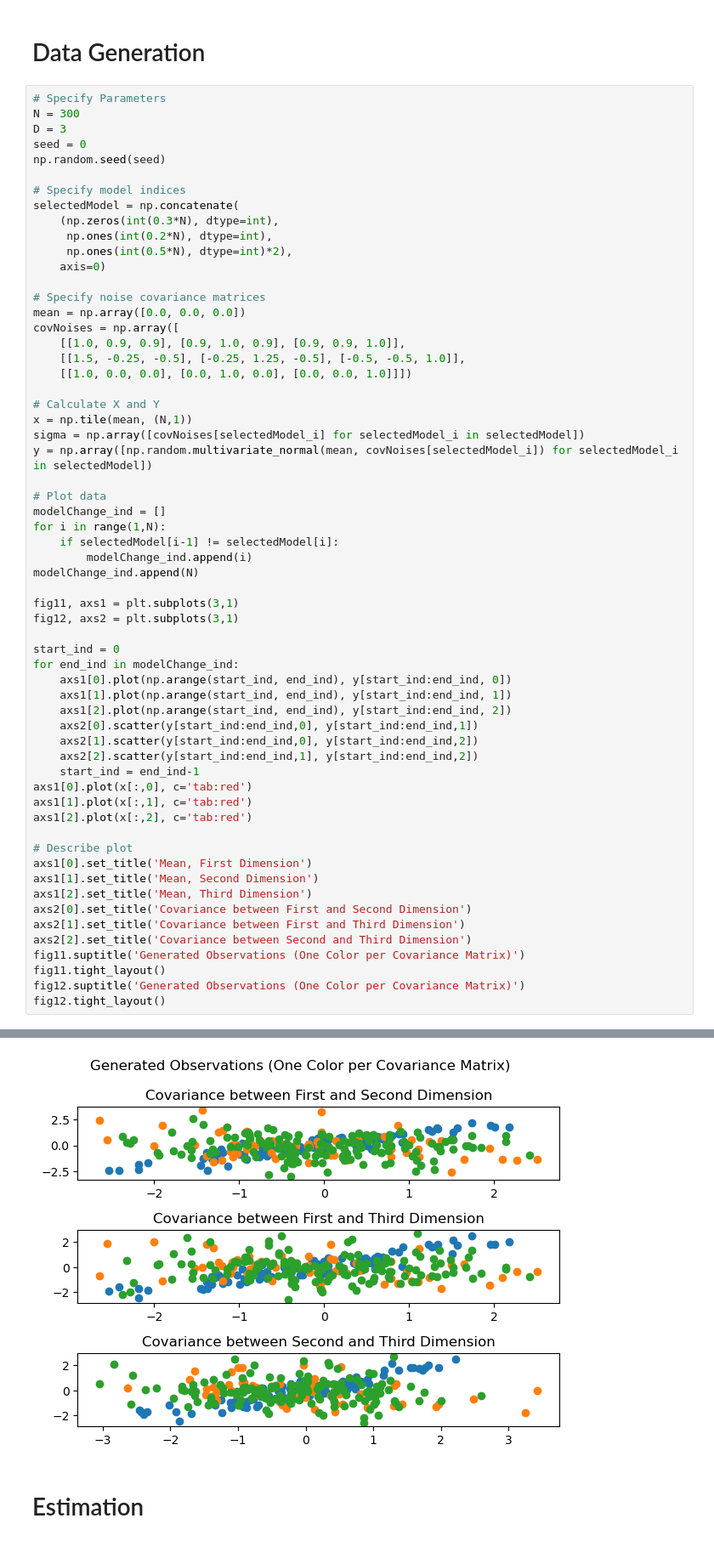
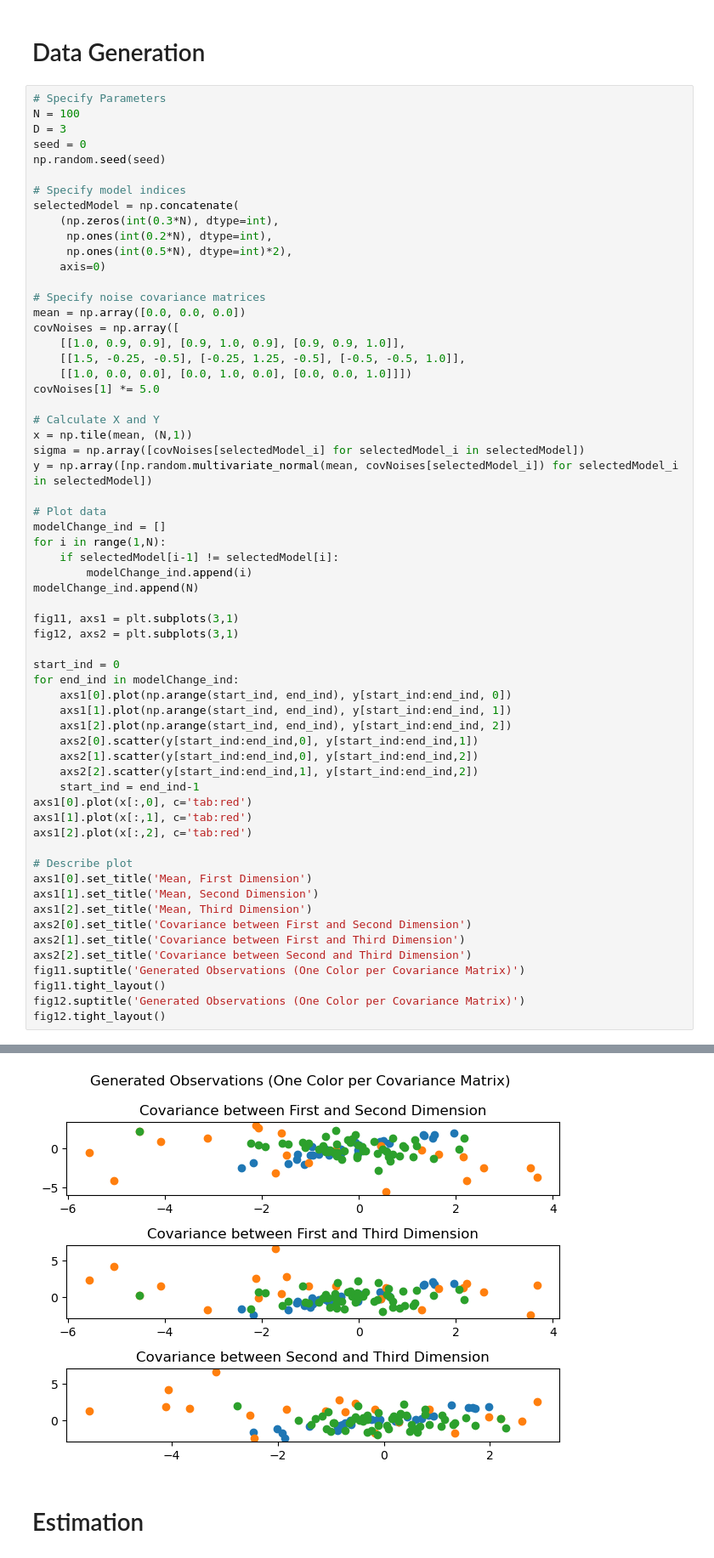
Before and after one commit to lubischu/compositeNUVs, a Jupyter notebook: notebooks/COVModel_applied.ipynb, the cells around one changed output, grey strips where cells are left out. Shown at 85% size. Drawn from its saved outputs; the diff is of its cells as text.

```diff
--- a/notebooks/COVModel_applied.ipynb
+++ b/notebooks/COVModel_applied.ipynb
@@ -14,7 +12,7 @@ from src.models.covModel import COVModel
 # Data Generation
 # %%
 # Specify Parameters
-N = 300
+N = 100
 D = 3
 seed = 0
 np.random.seed(seed)
@@ -32,6 +30,7 @@ covNoises = np.array([
     [[1.0, 0.9, 0.9], [0.9, 1.0, 0.9], [0.9, 0.9, 1.0]],
     [[1.5, -0.25, -0.5], [-0.25, 1.25, -0.5], [-0.5, -0.5, 1.0]],
     [[1.0, 0.0, 0.0], [0.0, 1.0, 0.0], [0.0, 0.0, 1.0]]])
+covNoises[1] *= 5.0
 
 # Calculate X and Y
 x = np.tile(mean, (N,1))
@@ -77,4 +76,4 @@ fig12.tight_layout()
-[figure, old version]
+[figure, new version]
 # %% [markdown]
 # Estimation
 # %%
```
Also changed, not shown: parts of 3 cells of this notebook, 7 other files.
